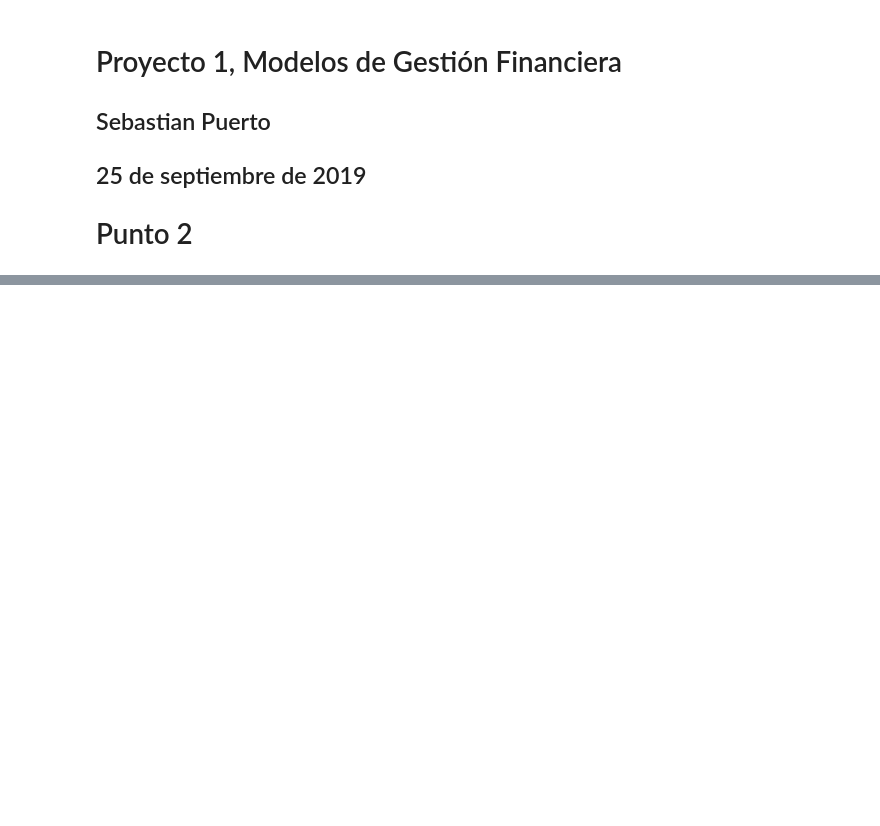
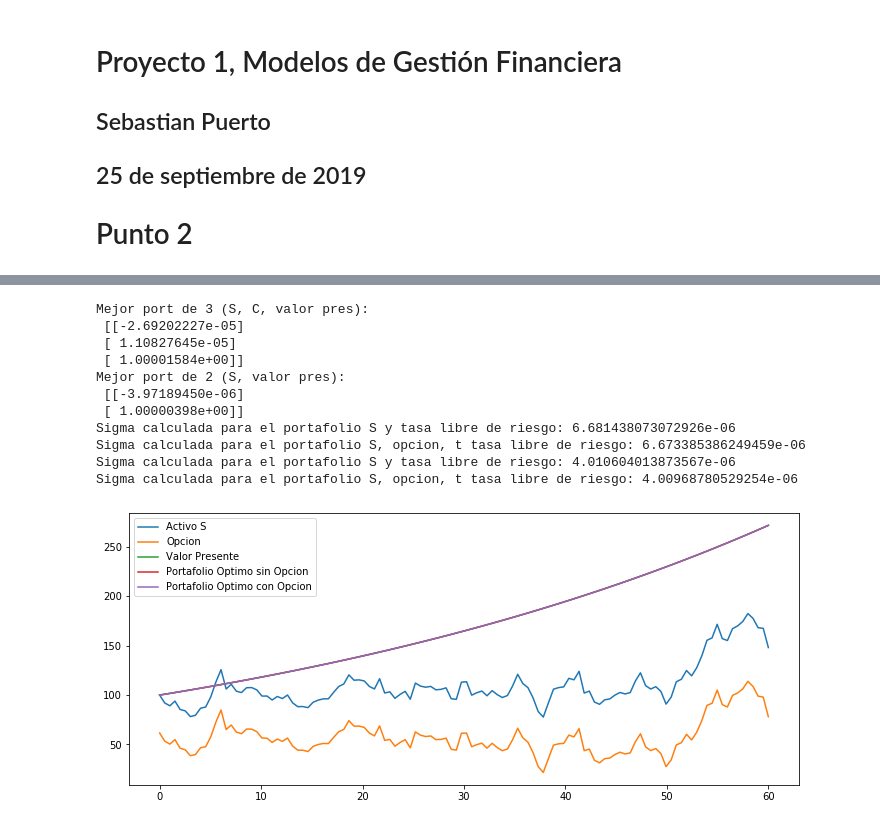
Before and after one commit to Cohnan/FinancialAdministrationModels, a Jupyter notebook: Proyecto 2/Proyecto 2 SCPG Punto 2.ipynb, the cells around one changed output, grey strips where cells are left out. Cells and saved outputs as stored; diff of their text form; code cells hidden in the pictures; blank space fills up the shorter version.

```diff
--- a/Proyecto 2/Proyecto 2 SCPG Punto 2.ipynb
+++ b/Proyecto 2/Proyecto 2 SCPG Punto 2.ipynb
@@ -37,0 +98,80 @@ def callV(S, t, E1, E2, r, sig, T):
+# %%
+mmu = 0.02
+ssig = 0.1
+
+## Simulacion 1
+ts, Ss = grafico_valor_activo(mu = mmu, sig = ssig, S0 = 100, N = 60, txtad = "Sim. 1", graficar = False, pts = 120)
+#ts, S2s = grafico_valor_activo(mu = mmu, sig = ssig, S0 = 100, N = 60, txtad = "Sim. 2", graficar = False)
+
+Cs = callV(S = Ss, t = ts, E1 = 70, E2 = 60000, r = mmu/2, sig = ssig, T = 60) # r = mu / 1.2
+Ls = 100.*np.exp(mmu*ts/1.2)
+
+precios = np.array([Ss, Cs, Ls])
+portMej3, sig3 = calcularPortOpt(precios)
+print("Mejor port de 3 (S, C, valor pres):\n", portMej3)
+
+precios = np.array([Ss, Ls])
+portMej2, sig2 = calcularPortOpt(precios)
+print("Mejor port de 2 (S, valor pres):\n", portMej2)
+
+musMej2 = portMej2[0,0]*Ss + portMej2[1,0]*Ls
+musMej3 = portMej3[0,0]*Ss + portMej3[1,0]*Cs + portMej3[2,0]*Ls
+
+
+fig = plt.figure(figsize=(12, 5))
+plt.plot(ts, Ss)
+plt.plot(ts, Cs)
+plt.plot(ts, Ls)
+plt.plot(ts, musMej2)
+plt.plot(ts, musMej3)
+
+plt.legend(("Activo S", "Opcion", "Valor Presente",
+            "Portafolio Optimo sin Opcion", "Portafolio Optimo con Opcion"), loc = "upper left")
+
+print("Sigma calculada para el portafolio S y tasa libre de riesgo:", sig2)
+print("Sigma calculada para el portafolio S, opcion, t tasa libre de riesgo:", sig3)
+
+## Simulacion 2
+ts, Ss = grafico_valor_activo(mu = mmu, sig = ssig, S0 = 100, N = 60, txtad = "Sim. 1", graficar = False, pts = 120)
+#ts, S2s = grafico_valor_activo(mu = mmu, sig = ssig, S0 = 100, N = 60, txtad = "Sim. 2", graficar = False)
+
+Cs = callV(S = Ss, t = ts, E1 = 70, E2 = 6000, r = mmu/2, sig = ssig, T = 60) # r = mu / 2
+Ls = 100.*np.exp(mmu*ts/2)
+
+precios = np.array([Ss, Cs, Ls])
+portMej3, sig3 = calcularPortOpt(precios)
+#print("Mejor port de 3 (S, C, valor pres):\n", portMej3)
+
+precios = np.array([Ss, Ls])
+portMej2, sig2 = calcularPortOpt(precios)
+#print("Mejor port de 2 (S, valor pres):\n", portMej2)
+
+musMej2 = portMej2[0,0]*Ss + portMej2[1,0]*Ls
+musMej3 = portMej3[0,0]*Ss + portMej3[1,0]*Cs + portMej3[2,0]*Ls
+
+
+fig = plt.figure(figsize=(12, 5))
+plt.plot(ts, Ss)
+plt.plot(ts, Cs)
+plt.plot(ts, Ls)
+plt.plot(ts, musMej2)
+plt.plot(ts, musMej3)
+
+plt.legend(("Activo S", "Opcion", "Valor Presente",
+            "Portafolio Optimo sin Opcion", "Portafolio Optimo con Opcion"), loc = "upper left")
+
+print("Sigma calculada para el portafolio S y tasa libre de riesgo:", sig2)
+print("Sigma calculada para el portafolio S, opcion, t tasa libre de riesgo:", sig3)
+# %% [output]
+Mejor port de 3 (S, C, valor pres):
+ [[-2.69202227e-05]
+ [ 1.10827645e-05]
+ [ 1.00001584e+00]]
+Mejor port de 2 (S, valor pres):
+ [[-3.97189450e-06]
+ [ 1.00000398e+00]]
+Sigma calculada para el portafolio S y tasa libre de riesgo: 6.681438073072926e-06
+Sigma calculada para el portafolio S, opcion, t tasa libre de riesgo: 6.673385386249459e-06
+Sigma calculada para el portafolio S y tasa libre de riesgo: 4.010604013873567e-06
+Sigma calculada para el portafolio S, opcion, t tasa libre de riesgo: 4.00968780529254e-06
+[figure, added]
```
Also changed, not shown: parts of 12 cells of this notebook.
